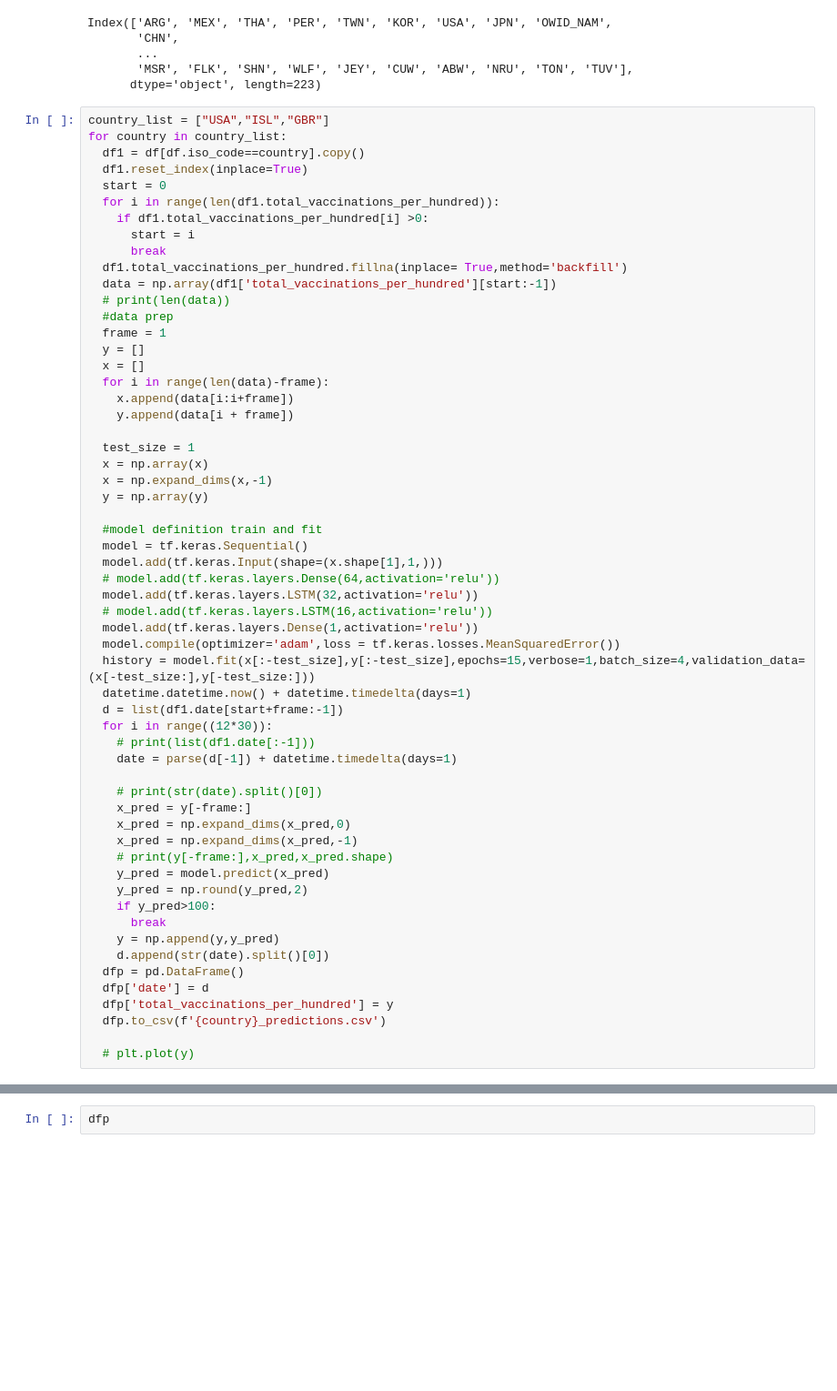
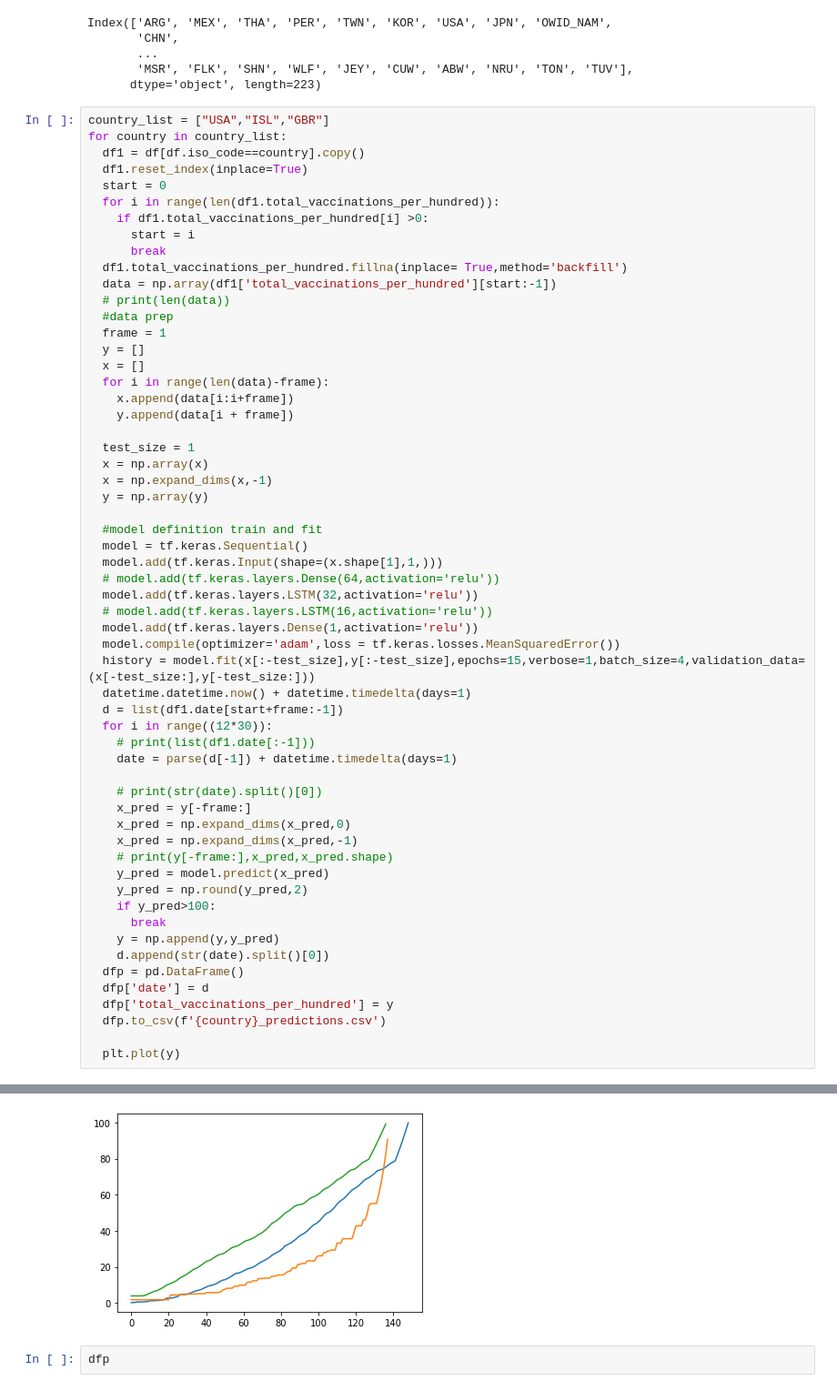
Before and after one commit to nasarar/Post_Covid19_Vacation_Projection, a Jupyter notebook: covid_(2).ipynb, the cells around one changed output, grey strips where cells are left out. Shown: that part at 91% size. Drawn from its saved outputs; the diff is of its cells as text; blank space fills up the shorter version.

```diff
--- a/covid_(2).ipynb
+++ b/covid_(2).ipynb
@@ -125,6 +125,6 @@ for country in country_list:
   dfp['total_vaccinations_per_hundred'] = y
   dfp.to_csv(f'{country}_predictions.csv')
 
-  # plt.plot(y)
+  plt.plot(y)
 # %% [output]
 Epoch 1/15
@@ -134,16 +134,17 @@ Epoch 2/15
 Epoch 3/15
 36/36 [==============================] - 0s 3ms/step - loss: 589.3804 - val_loss: 287.8058
 Epoch 4/15
 36/36 [==============================] - 0s 3ms/step - loss: 47.8840 - val_loss: 42.8655
 Epoch 5/15
 36/36 [==============================] - 0s 3ms/step - loss: 7.1647 - val_loss: 7.4585
 Epoch 6/15
 36/36 [==============================] - 0s 3ms/step - loss: 5.4165 - val_loss: 9.2153
 ... (74 lines left out)
 Epoch 14/15
 32/32 [==============================] - 0s 3ms/step - loss: 3.0060 - val_loss: 2.2419
 Epoch 15/15
 32/32 [==============================] - 0s 3ms/step - loss: 2.2968 - val_loss: 1.6260
+[figure, added]
 # %%
 dfp
 # %% [output]
```
Also changed, not shown: parts of 1 cell of this notebook.
